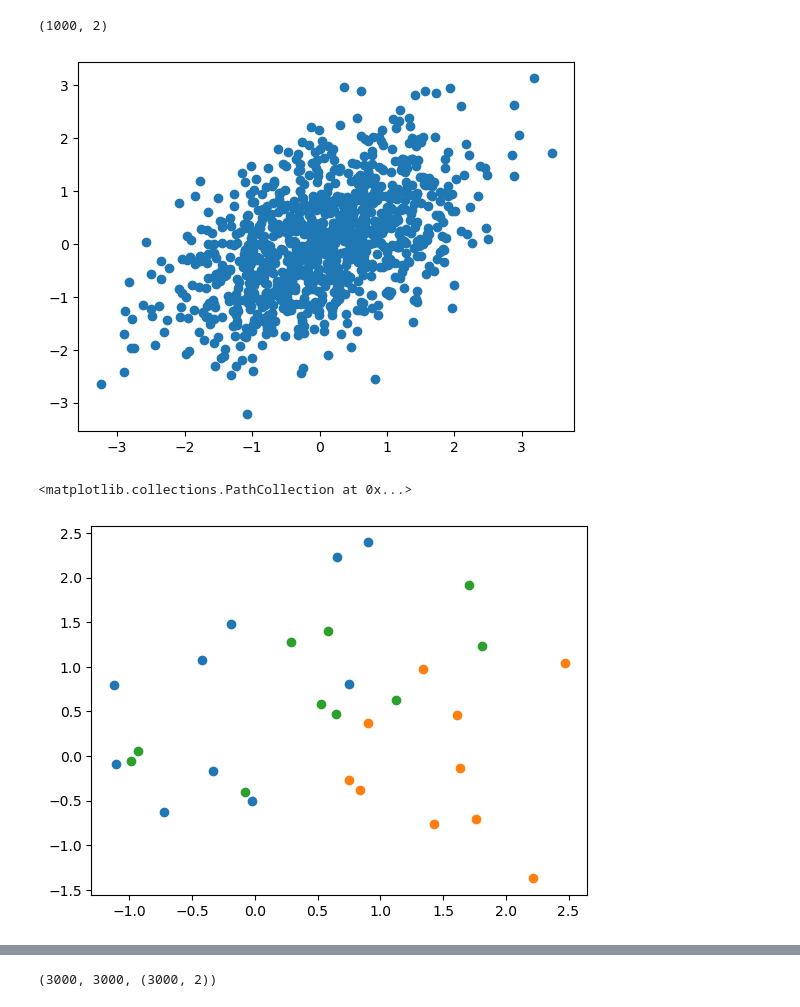
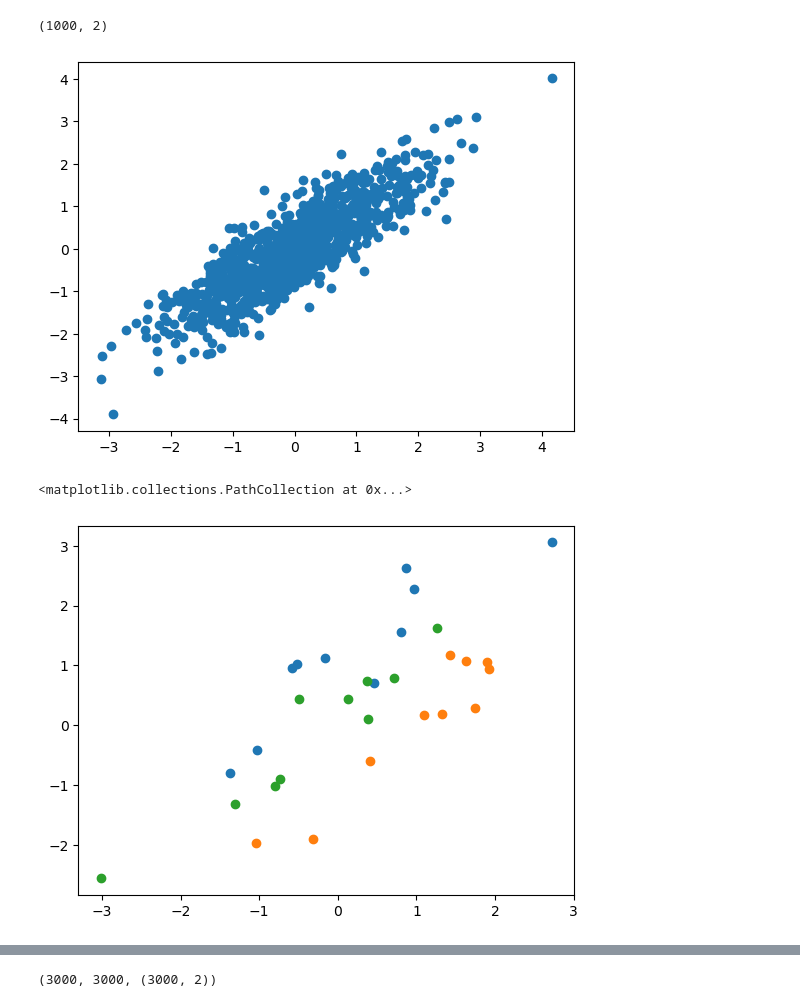
Before and after one commit to wltrimbl/uchicago-data221, a Jupyter notebook: notebooks/SHOTGUN-GENERATE.ipynb, the cells around one changed output, grey strips where cells are left out. Drawn from its saved outputs; the diff is of its cells as text; code cells hidden in the pictures.

```diff
--- a/notebooks/SHOTGUN-GENERATE.ipynb
+++ b/notebooks/SHOTGUN-GENERATE.ipynb
@@ -9,16 +9,16 @@ import scipy.stats
 # for each class.  The vector space of the data is just 2d; we can fit a
 # logisitic regression classifier to
 # %%
-r = 0.5
+r = 0.85
 #You can generate n identical multivariate normals
 # with this funciton, but can't generate n different
 # MVNs at once.
 a = scipy.stats.multivariate_normal.rvs(mean=[0,0], cov=np.array([[1, r], [r, 1]]), size=1000)
 plt.plot(a[:,0], a[:,1], 'o')
 a.shape
 # %% [output]
 (1000, 2)
-[figure, old version]
+[figure, new version]
 # %%
 means_1 = scipy.stats.multivariate_normal.rvs(mean=[0,1], cov=np.array([[1, r], [r, 1]]), size=10)
 means_2 = scipy.stats.multivariate_normal.rvs(mean=[1,0], cov=np.array([[1, r], [r, 1]]), size=10)
@@ -29,7 +29,7 @@ plt.scatter(means_2[:,0], means_2[:,1])
 plt.scatter(means_3[:,0], means_3[:,1])
 # %% [output]
 <matplotlib.collections.PathCollection at 0x...>
-[figure, old version]
+[figure, new version]
 # %%
 means = [means_1, means_2, means_3]
 # %%
```
Also changed, not shown: parts of 20 cells of this notebook, 8 other files.
